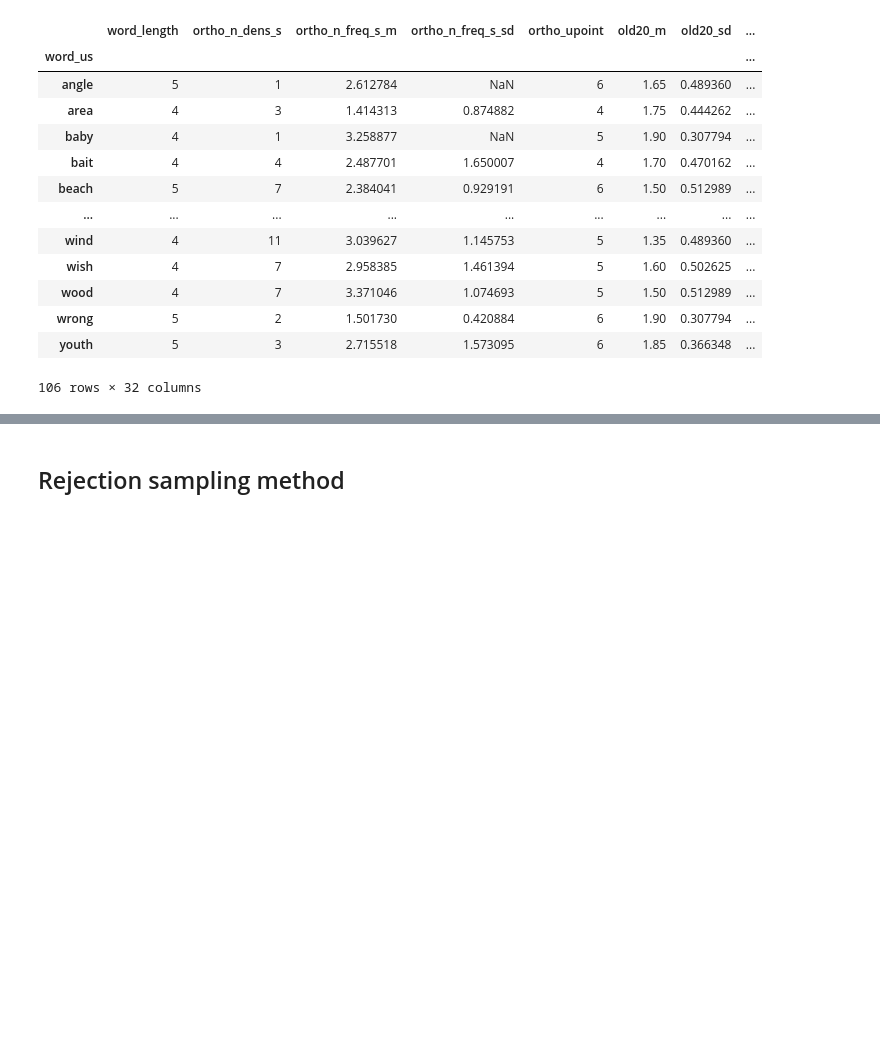
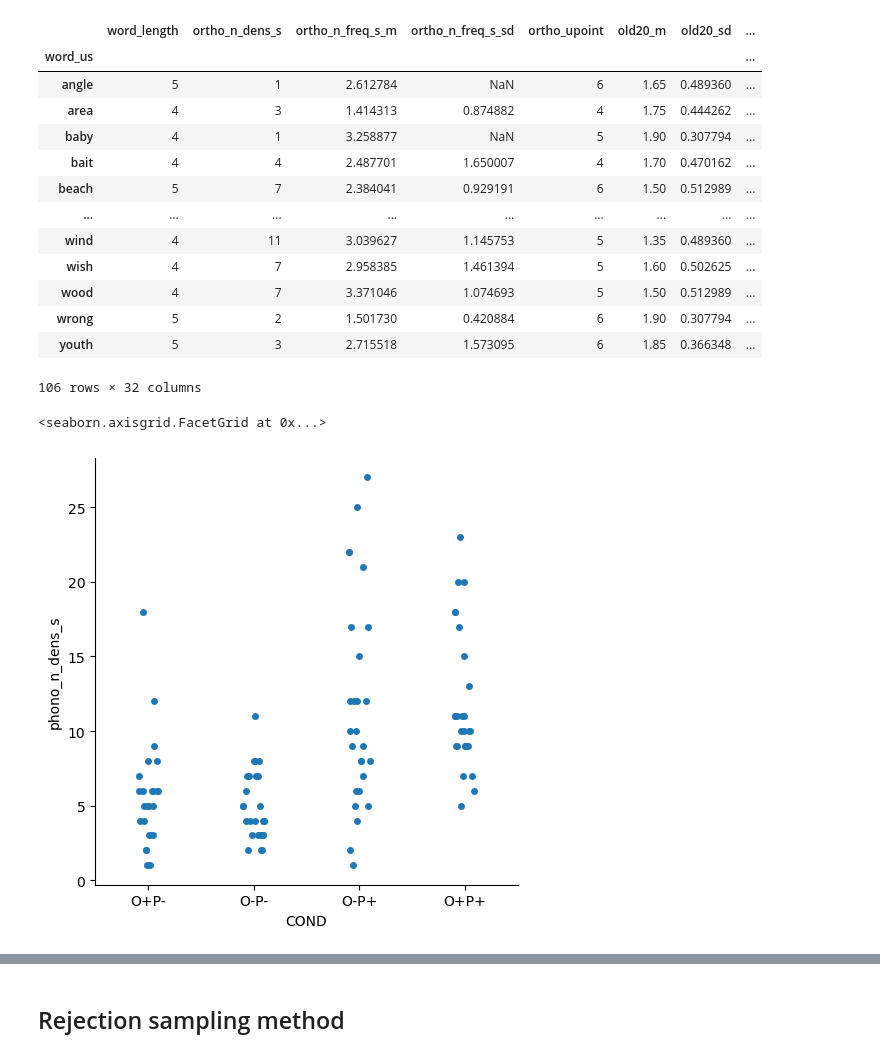
Before and after one commit to hans/np-neighborhood, a Jupyter notebook: 04 check balance.ipynb, the cells around one changed output, grey strips where cells are left out. Drawn from its saved outputs; the diff is of its cells as text; code cells hidden in the pictures; blank space fills up the shorter version.

```diff
--- a/04 check balance.ipynb
+++ b/04 check balance.ipynb
@@ -56,3 +52,9 @@ words
 | wrong | 5 | 2 | 1.501730 | 0.420884 | 6 | 1.90 | 0.307794 | ... |
 | youth | 5 | 3 | 2.715518 | 1.573095 | 6 | 1.85 | 0.366348 | ... |
 106 rows × 32 columns
+# %%
+# Drop words which are outliers for their neighborhood condition
+sns.catplot(data=words, x="COND", y="phono_n_dens_s")
+# %% [output]
+<seaborn.axisgrid.FacetGrid at 0x...>
+[figure, added]
```
Also changed, not shown: parts of 14 cells of this notebook.
